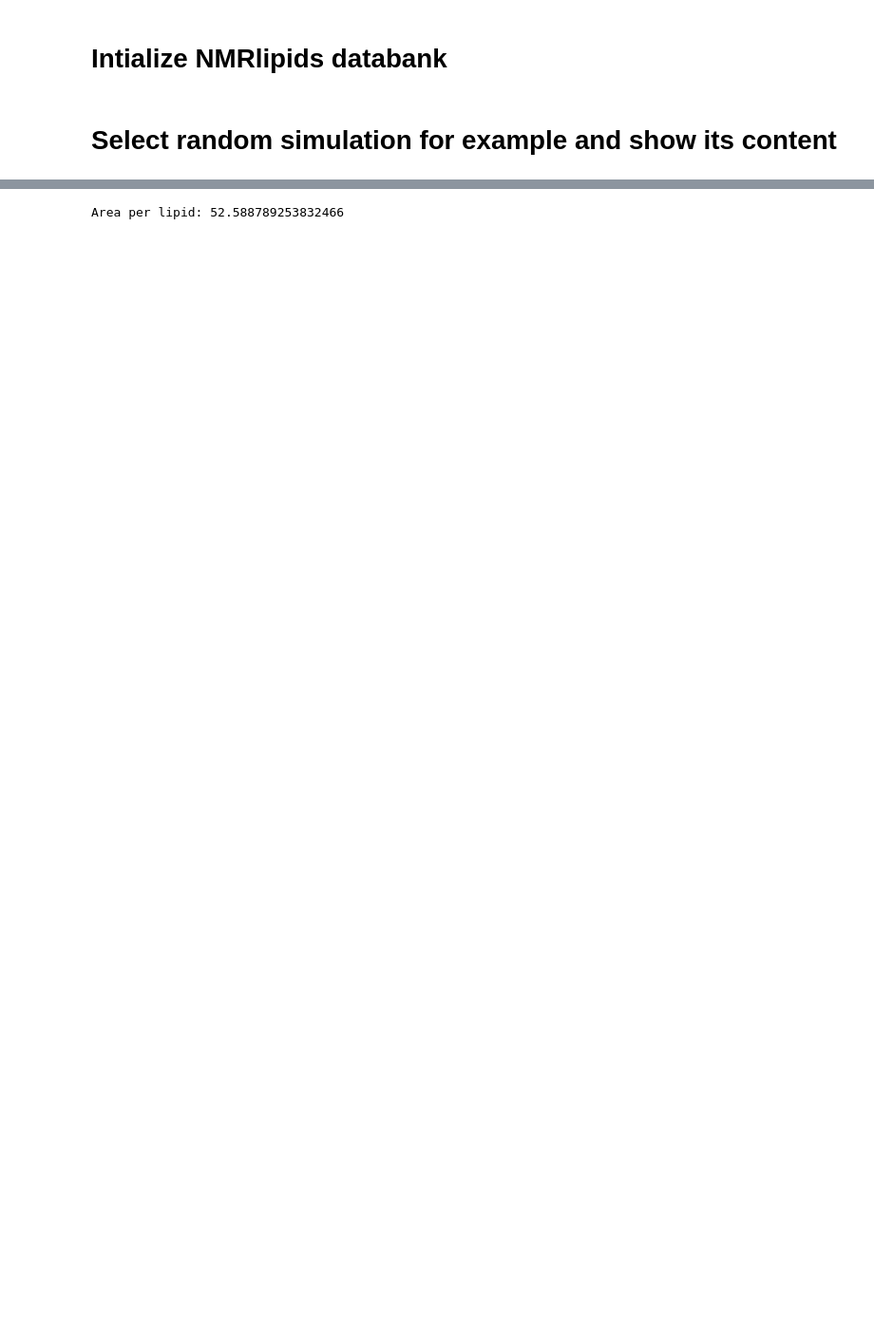
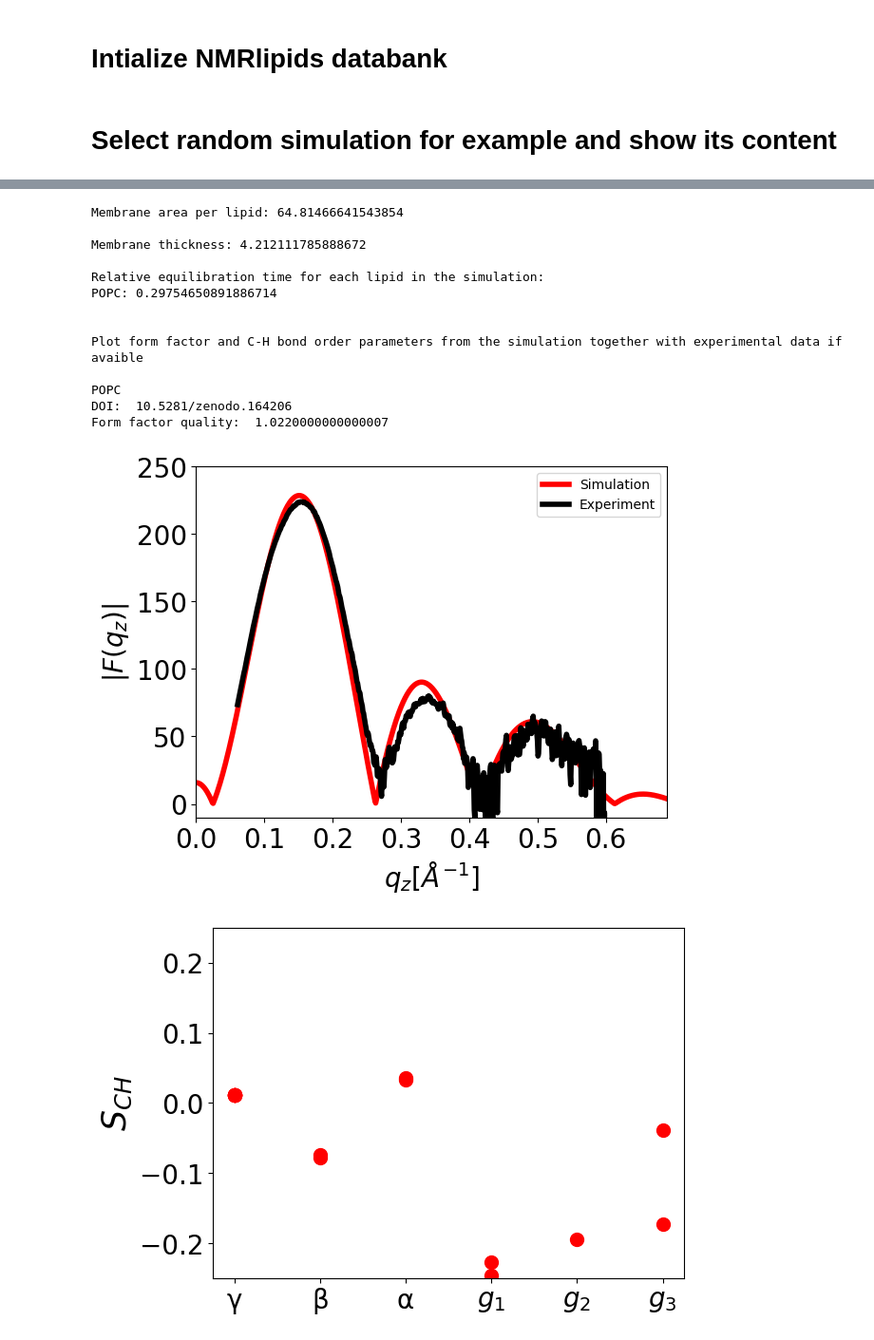
Before and after one commit to yetulaxman/databank-template, a Jupyter notebook: scripts/template.ipynb, the cells around one changed output, grey strips where cells are left out. Shown: that part at 95% size. Cells and saved outputs as stored; diff of their text form; code cells hidden in the pictures; blank space fills up the shorter version.

```diff
--- a/scripts/template.ipynb
+++ b/scripts/template.ipynb
@@ -71,12 +70,43 @@ path:
 # %%
+## Membrane area per lipid, thickness, relative equilibration time, C-H bond order parameters
+## and X-ray scattering form factors shown for the selected random simulation.
+
 for system in systems:
 
     ### To lighten up the example, we randomly select one simulation
     ### To run analyses for all simulations, comment out two lines below
     if system['ID'] != randomID:
         continue
 
     APL = CalcAreaPerMolecule(system)
-    print('Area per lipid:' , APL)
+    print('Membrane area per lipid:' , APL, '\n')
+
+    thickness = GetThickness(system)
+    print('Membrane thickness:' , thickness, '\n')
+
+    print('Relative equilibration time for each lipid in the simulation:')
+    ShowEquilibrationTimes(system)
+    print('\n')
+
+    print('Plot form factor and C-H bond order parameters from the simulation together with experimental data if avaible \n')
+    for lipid in system['COMPOSITION']:
+        if lipid not in lipids_dict:
+            continue
+        print(lipid)
+        plotSimulation(system['ID'], lipid)
 # %% [output]
-Area per lipid: 52.588789253832466
+Membrane area per lipid: 64.81466641543854
+
+Membrane thickness: 4.212111785888672
+
+Relative equilibration time for each lipid in the simulation:
+POPC: 0.29754650891886714
+
+
+Plot form factor and C-H bond order parameters from the simulation together with experimental data if avaible
+
+POPC
+DOI:  10.5281/zenodo.164206
+Form factor quality:  1.0220000000000007
+[figure, added]
+[figure, added]
```
Also changed, not shown: parts of 4 cells of this notebook.
